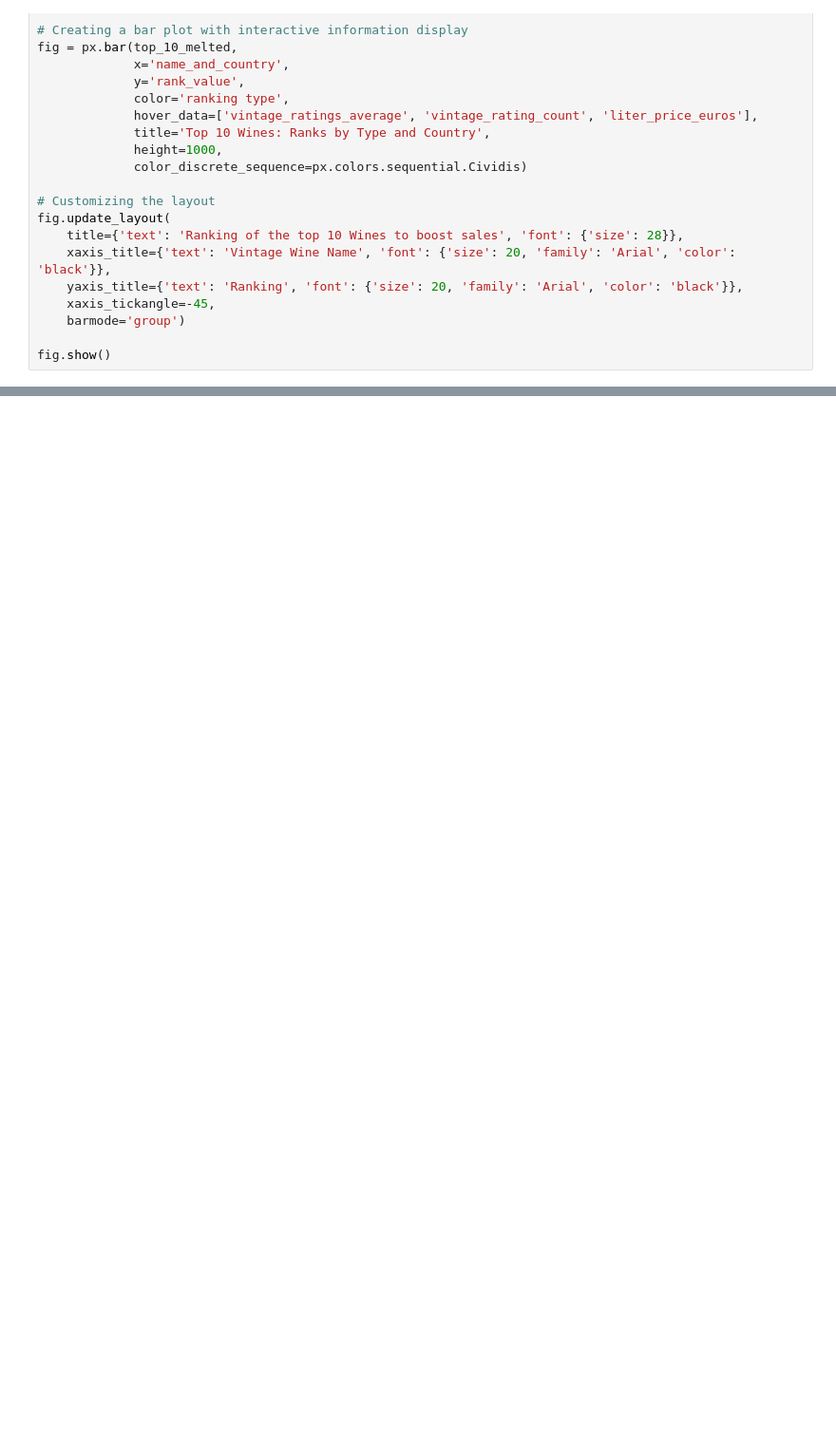
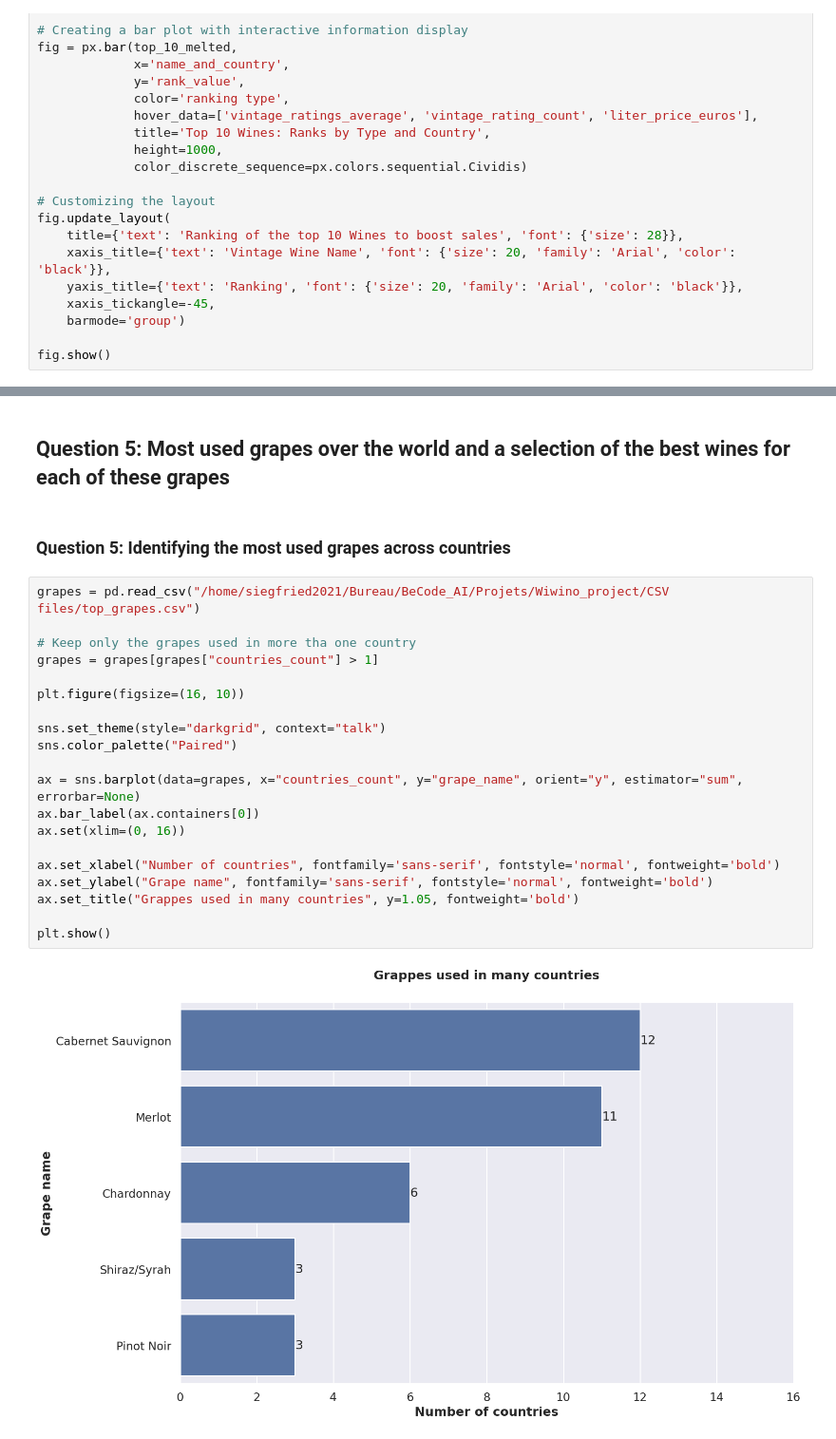
Before and after one commit to AlisherJard/Wiwino_project, a Jupyter notebook: visualizations/questions_visuals.ipynb, the cells around one changed output, grey strips where cells are left out. Shown at 95% size. Saved outputs shown, nothing was run; the diff lists cells and outputs as text; blank space fills up the shorter version.

```diff
--- a/visualizations/questions_visuals.ipynb
+++ b/visualizations/questions_visuals.ipynb
@@ -119,0 +177,26 @@ fig.show()
+# %% [markdown]
+## Question 5: Most used grapes over the world and a selection of the best wines for each of these grapes
+# %% [markdown]
+### Question 5: Identifying the most used grapes across countries
+# %%
+grapes = pd.read_csv("/home/siegfried2021/Bureau/BeCode_AI/Projets/Wiwino_project/CSV files/top_grapes.csv")
+
+# Keep only the grapes used in more tha one country
+grapes = grapes[grapes["countries_count"] > 1]
+
+plt.figure(figsize=(16, 10))
+
+sns.set_theme(style="darkgrid", context="talk")
+sns.color_palette("Paired")
+
+ax = sns.barplot(data=grapes, x="countries_count", y="grape_name", orient="y", estimator="sum", errorbar=None)
+ax.bar_label(ax.containers[0])
+ax.set(xlim=(0, 16))
+
+ax.set_xlabel("Number of countries", fontfamily='sans-serif', fontstyle='normal', fontweight='bold')
+ax.set_ylabel("Grape name", fontfamily='sans-serif', fontstyle='normal', fontweight='bold')
+ax.set_title("Grappes used in many countries", y=1.05, fontweight='bold')
+
+plt.show()
+# %% [output]
+[figure, added]
```
Also changed, not shown: parts of 25 cells of this notebook, 12 other files.
